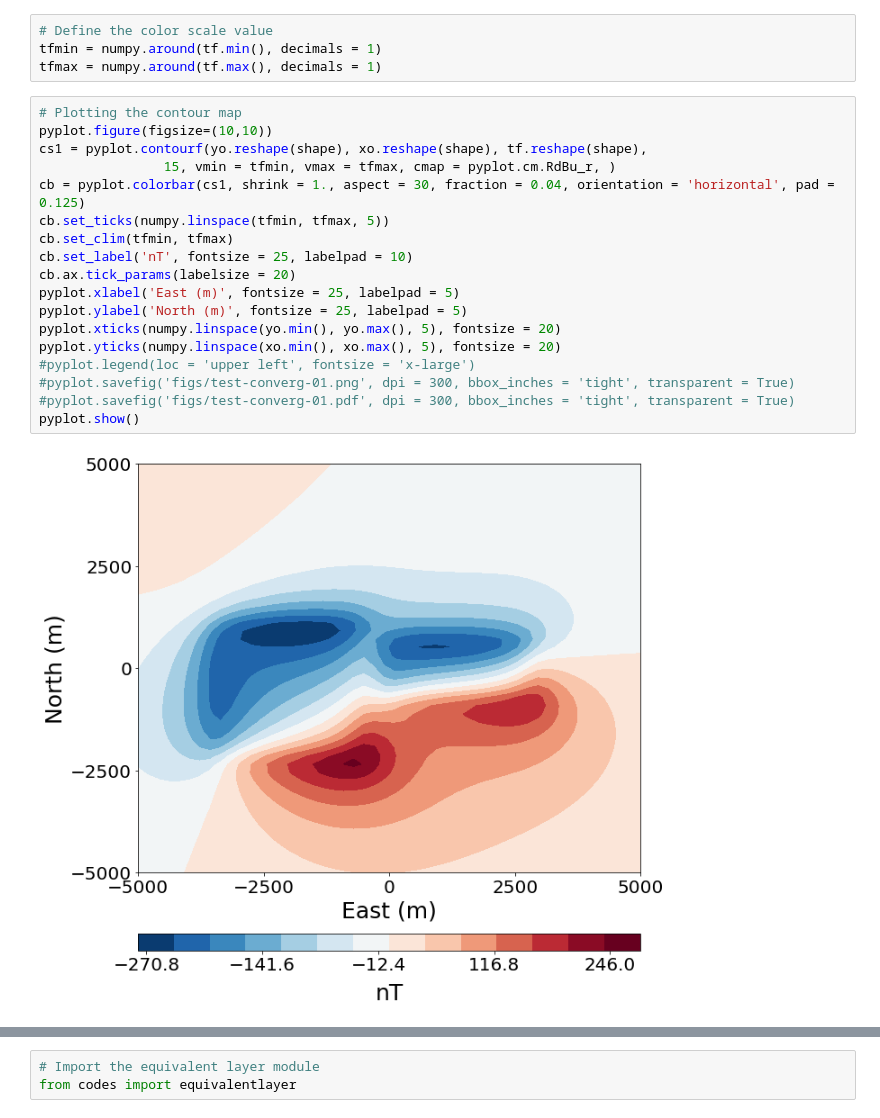
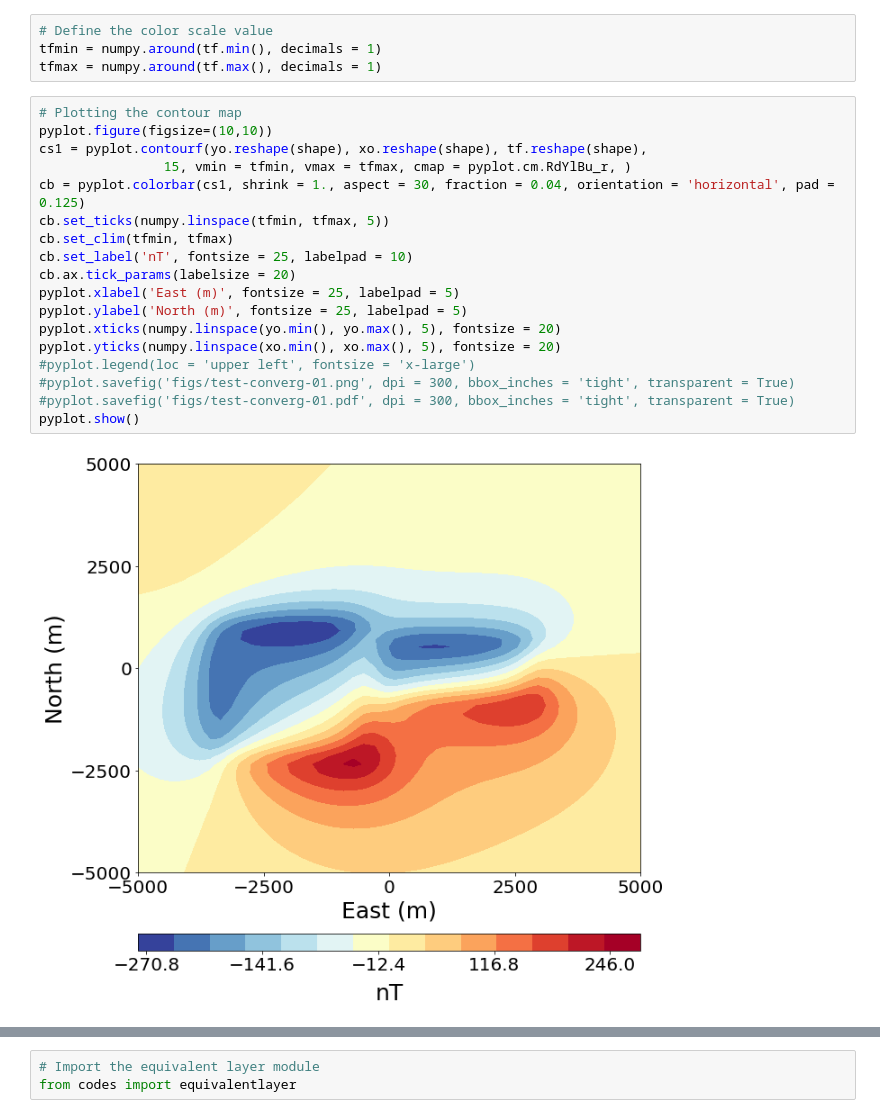
Before and after one commit to nelsondelimar/master, a Jupyter notebook: manuscript_correlation_R1/manuscript-source-test.ipynb, the cells around one changed output, grey strips where cells are left out. Cells and saved outputs as stored; diff of their text form.

```diff
--- a/manuscript_correlation_R1/manuscript-source-test.ipynb
+++ b/manuscript_correlation_R1/manuscript-source-test.ipynb
@@ -53,23 +53,23 @@ tfmax = numpy.around(tf.max(), decimals = 1)
 # %%
 # Plotting the contour map
 pyplot.figure(figsize=(10,10))
 cs1 = pyplot.contourf(yo.reshape(shape), xo.reshape(shape), tf.reshape(shape),
-                15, vmin = tfmin, vmax = tfmax, cmap = pyplot.cm.RdBu_r, )
+                15, vmin = tfmin, vmax = tfmax, cmap = pyplot.cm.RdYlBu_r, )
 cb = pyplot.colorbar(cs1, shrink = 1., aspect = 30, fraction = 0.04, orientation = 'horizontal', pad = 0.125)
 cb.set_ticks(numpy.linspace(tfmin, tfmax, 5))
 cb.set_clim(tfmin, tfmax)
 cb.set_label('nT', fontsize = 25, labelpad = 10)
 cb.ax.tick_params(labelsize = 20)
 pyplot.xlabel('East (m)', fontsize = 25, labelpad = 5)
 pyplot.ylabel('North (m)', fontsize = 25, labelpad = 5)
 pyplot.xticks(numpy.linspace(yo.min(), yo.max(), 5), fontsize = 20)
 pyplot.yticks(numpy.linspace(xo.min(), xo.max(), 5), fontsize = 20)
 #pyplot.legend(loc = 'upper left', fontsize = 'x-large')
 #pyplot.savefig('figs/test-converg-01.png', dpi = 300, bbox_inches = 'tight', transparent = True)
 #pyplot.savefig('figs/test-converg-01.pdf', dpi = 300, bbox_inches = 'tight', transparent = True)
 pyplot.show()
 # %% [output]
-[figure, old version]
+[figure, new version]
 # %%
 # Plotting the contour map
 pyplot.figure(figsize=(10,10))
```
Also changed, not shown: parts of 7 cells of this notebook.
